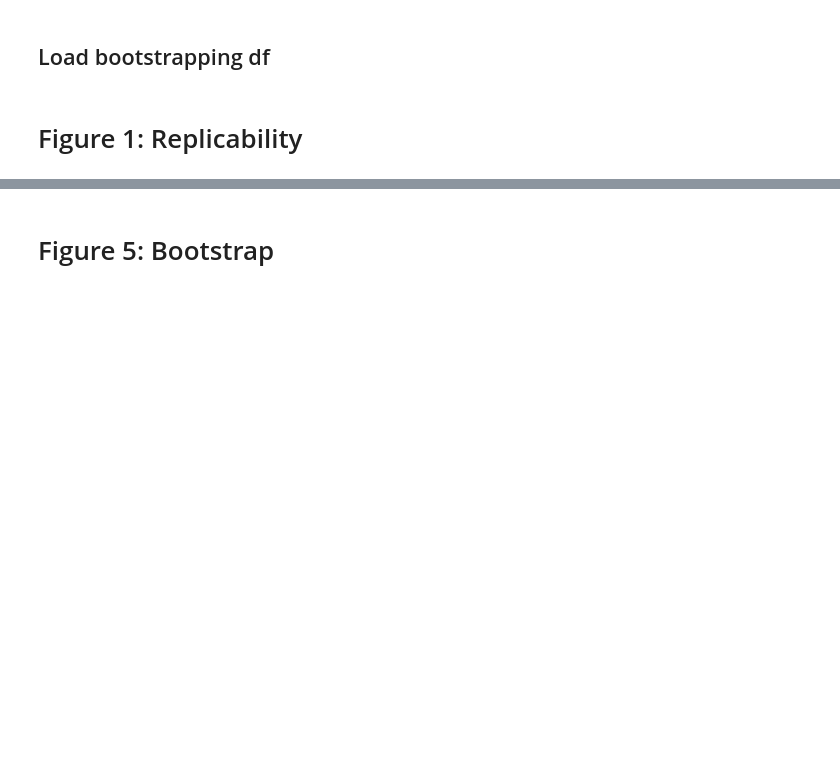
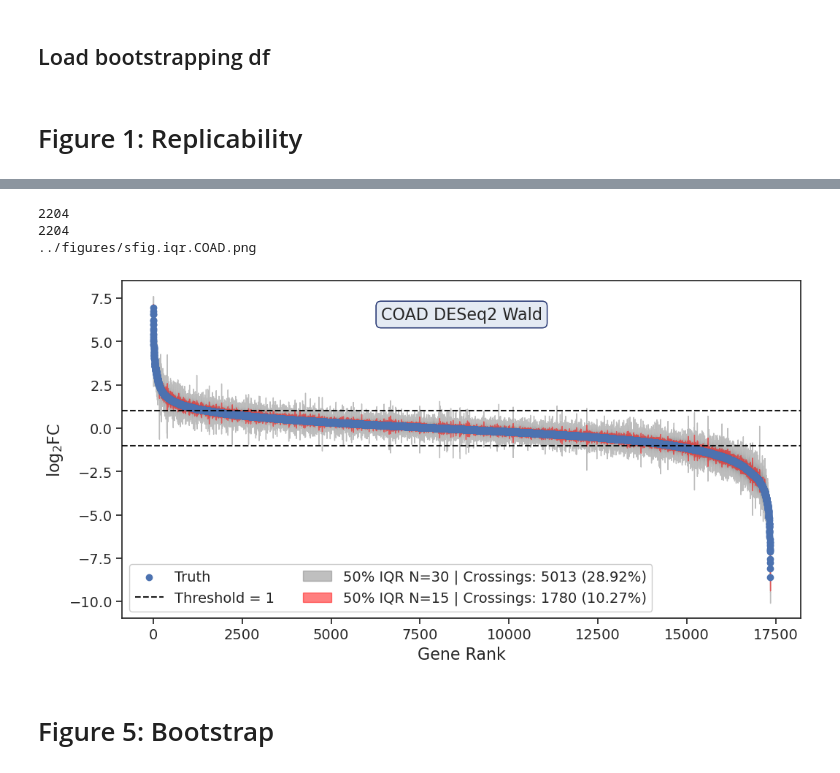
Before and after one commit to pdegen/RNASeqReplicability, a Jupyter notebook: notebooks/figures_revised.ipynb, the cells around one changed output, grey strips where cells are left out. Cells and saved outputs as stored; diff of their text form; code cells hidden in the pictures; blank space fills up the shorter version.

```diff
--- a/notebooks/figures_revised.ipynb
+++ b/notebooks/figures_revised.ipynb
@@ -245,0 +336,70 @@ print(f"Median precision for N=15: {c[c['N']==15]['median_prec'].median():.2f}")
+# %%
+dea = "deseq2"
+out = "none"
+Ns = [3,15]
+
+site = "breast_lumab"
+#site = "yeast"
+
+scale = 0.6
+
+#fig, axes = plt.subplots(2,1,figsize=(scale*20,scale*20), gridspec_kw={'hspace': 0.2,'wspace':0})
+
+sites_plot_not = []#"yeast","breast_lumab"]
+sites_plot =  {s for s in sites if s not in sites_plot_not}
+sites_plot = ["colorectal"]
+j=0
+for i, site in enumerate(sites_plot):
+
+    with sns.axes_style("ticks"):
+        fig, ax = plt.subplots(1, 1, figsize=(scale*20,scale*10))
+
+    data = sites[site]
+    prdata_ = prdata[data] if data in prdata else data
+    paramset = get_paramset(prdata_)
+
+    for k, N in enumerate(Ns):
+        p = f"../data/{site}/{data}/{data}_N{N}/all.logFC.{out}.{dea}.{paramset}"
+        tab = open_table(p)
+
+        p = f"../data/{site}/{data}/{data}_N{N}/all.FDR.{out}.{dea}.{paramset}"
+        tab_fdr = open_table(p)
+
+        p = f"../data/{site}/{data}/{data}.{dea}.lfc1.csv"
+        truth = open_table(p)
+        truth_sig = truth[truth["FDR"]<0.05]
+        print(len(truth_sig))
+
+        #sorted_ref = tab.median(axis=1).sort_values(ascending=False)
+        sorted_ref = truth.sort_values(by="logFC", ascending=False)
+        sorted_ref["Sig"] = False
+        sorted_ref.loc[truth_sig.index,"Sig"] = True
+
+        sorted_ref.dropna(inplace=True)
+        tab = tab.loc[sorted_ref.index]
+
+        plot_crossings = True
+        title2 = rf"{prdata_} {prdea[dea]}"
+        lfc_rank_plot(N, sorted_ref,tab,ax,title2=title2,title="",xlabel="Truth",cutoff=1,CI=0.5,barcolor="grey" if k==0 else "red", plot_ref=k==0, plot_crossings=plot_crossings)
+    #ax.annotate(chr(ord('A')+i+1+j), xy=(-0.05, 1.08), xycoords="axes fraction", weight="bold", va='center',ha='center', fontsize=28)
+    j+=1
+
+    if plot_crossings:
+        handles, labels = ax.get_legend_handles_labels()
+        # handles = np.array(handles)[[0,2,4,1,3,5]]
+        # labels = np.array(labels)[[0,2,4,1,3,5]]
+        # axes[i,1].legend(handles,labels,framealpha=1,loc="lower left",ncol=plot_crossings+1,fontsize=14)
+        handles = np.array(handles)[[0,1,3,5]]
+        labels = np.array(labels)[[0,1,3,5]]
+        ax.legend(handles,labels,framealpha=1,loc="lower left",ncol=2,fontsize=14)#,prop={'family': 'monospace'})
+
+    #fig.tight_layout()
+    #figpath = f"../figures/fig3.iqr.png"
+    figpath = f"../figures/sfig.iqr.{prdata_}.png"
+    fig.savefig(figpath,dpi=fig.dpi * 2, bbox_inches="tight")
+    print(figpath)
+# %% [output]
+2204
+2204
+../figures/sfig.iqr.COAD.png
+[figure, added]
```
Also changed, not shown: parts of 50 cells of this notebook, 4 other files.
